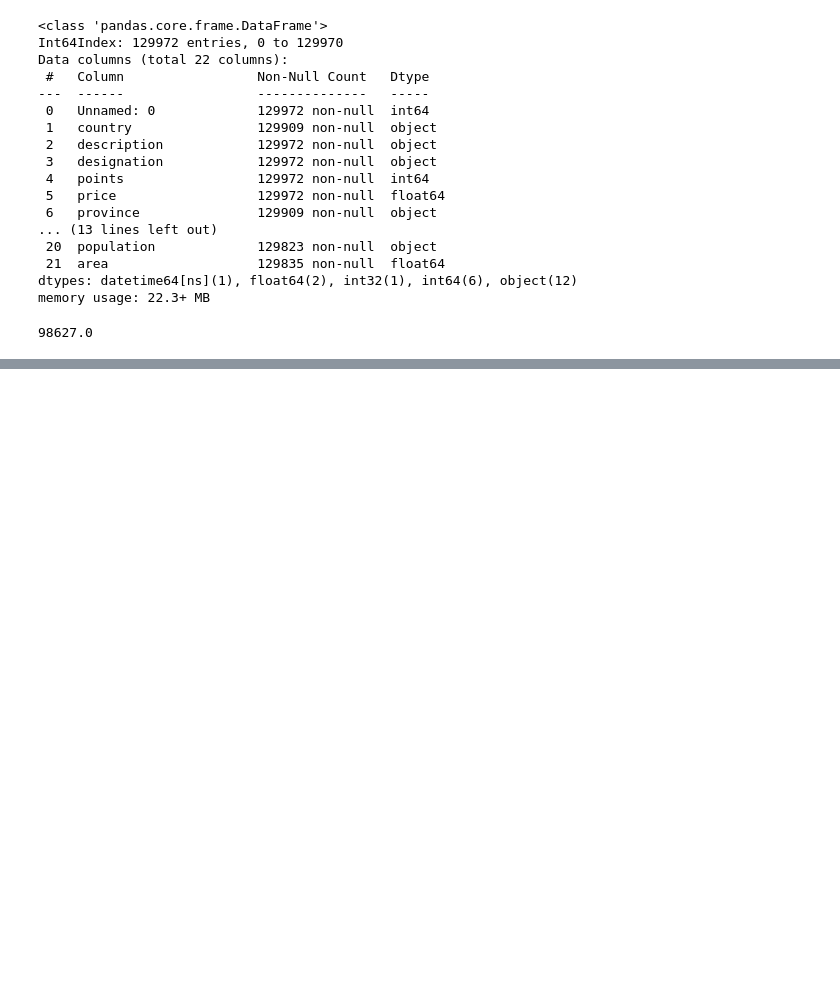
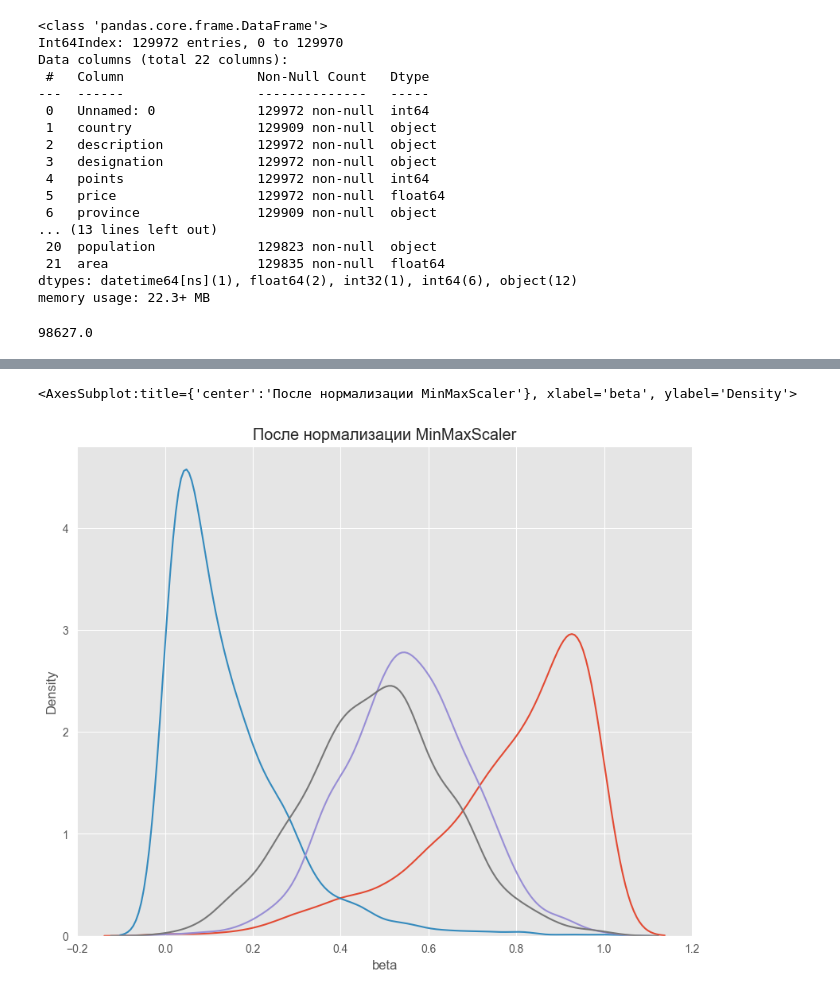
Before and after one commit to slagovskiy/DST, a Jupyter notebook: __environment/eda-3.ipynb, the cells around one changed output, grey strips where cells are left out. Saved outputs shown, nothing was run; the diff lists cells and outputs as text; code cells hidden in the pictures; blank space fills up the shorter version.

```diff
--- a/__environment/eda-3.ipynb
+++ b/__environment/eda-3.ipynb
@@ -355,0 +633,20 @@ df['years_diff'].max()
+# %%
+# инициализируем нормализатор MinMaxScaler
+mm_scaler = preprocessing.MinMaxScaler()
+
+# копируем исходный датасет
+df_mm = mm_scaler.fit_transform(dff)
+
+# Преобразуем промежуточный датасет в полноценный датафрейм для визуализации
+df_mm = pd.DataFrame(df_mm, columns=col_names)
+
+fig, (ax1) = plt.subplots(ncols=1, figsize=(10, 8))
+ax1.set_title('После нормализации MinMaxScaler')
+
+sns.kdeplot(df_mm['beta'], ax=ax1)
+sns.kdeplot(df_mm['exponential'], ax=ax1)
+sns.kdeplot(df_mm['normal_p'], ax=ax1)
+sns.kdeplot(df_mm['normal_l'], ax=ax1)
+# %% [output]
+<AxesSubplot:title={'center':'После нормализации MinMaxScaler'}, xlabel='beta', ylabel='Density'>
+[figure, added]
```
Also changed, not shown: parts of 44 cells of this notebook, 3 other files.
